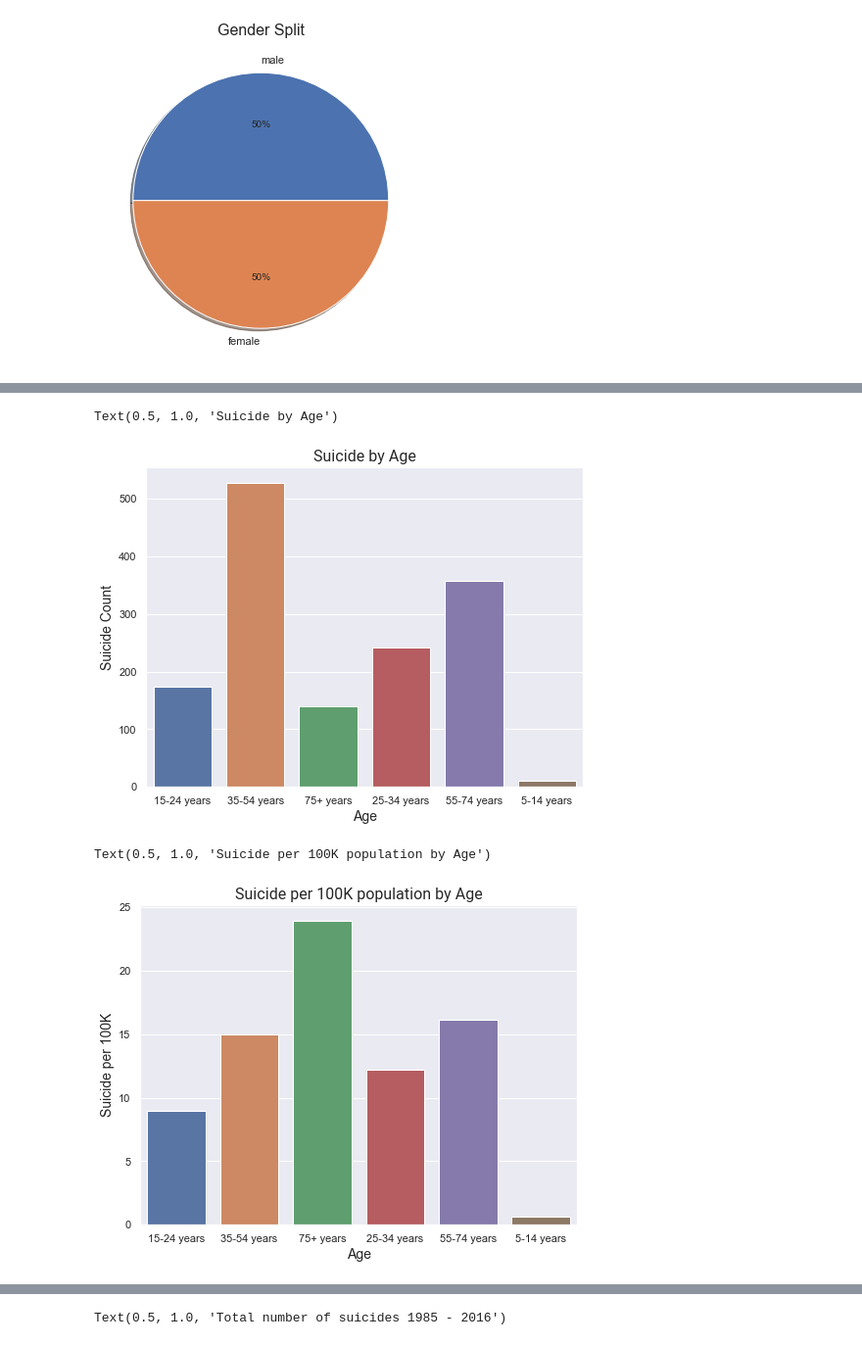
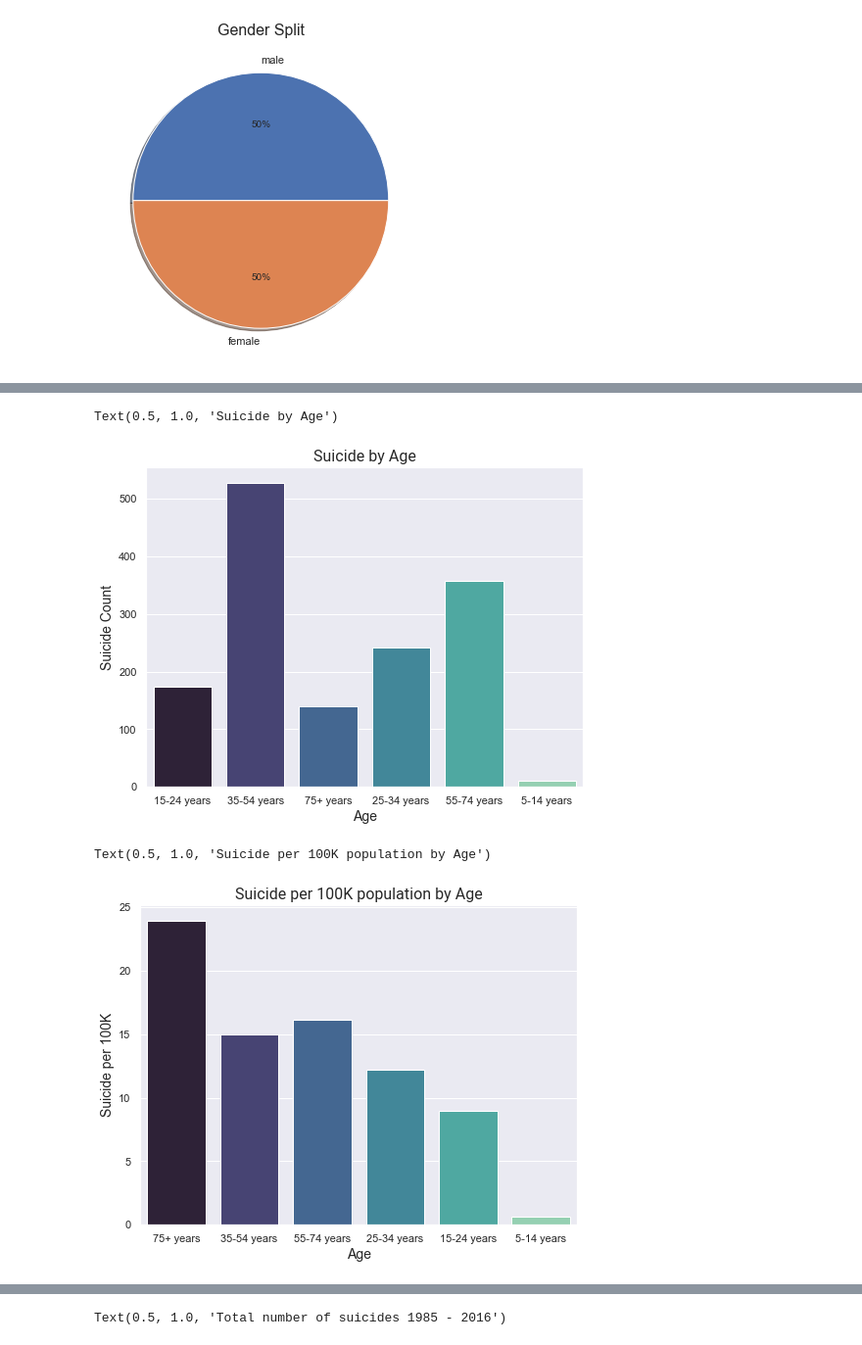
Before and after one commit to ronaldonyango/us-accidents-eda, a Jupyter notebook: Suicide_Rates.ipynb, the cells around one changed output, grey strips where cells are left out. Shown at 98% size. Cells and saved outputs as stored; diff of their text form; code cells hidden in the pictures.

Commit message:
Add files via upload
Edited graph colors with color palettes

```diff
--- a/Suicide_Rates.ipynb
+++ b/Suicide_Rates.ipynb
@@ -251,20 +251,23 @@ Text(0.5, 1.0, 'Suicides per 100K population by Gender')
 # %%
 plt.figure(figsize=(8,6))
-ax = sns.barplot(x='age', y="suicides_no", data=df, errorbar=None)
+ax = sns.barplot(x='age', y="suicides_no", data=df, errorbar=None, palette='mako')
 plt.xlabel("Age", fontsize = 14)
 plt.ylabel("Suicide Count", fontsize = 14)
 plt.title("Suicide by Age", fontsize = 16, font = 'Roboto')
 # %% [output]
 Text(0.5, 1.0, 'Suicide by Age')
-[figure, old version]
+[figure, new version]
 # %%
+suicide_by_age = df[['age', 'suicides/100k pop']]
+sorted_df=suicide_by_age.sort_values(by='suicides/100k pop',ascending=False)
+
 plt.figure(figsize=(8,6))
-ax = sns.barplot(x='age', y="suicides/100k pop", data=df, errorbar=None)
+ax = sns.barplot(x='age', y="suicides/100k pop", data=sorted_df, errorbar=None, palette='mako')
 plt.xlabel("Age", fontsize = 14)
 plt.ylabel("Suicide per 100K", fontsize = 14)
 plt.title("Suicide per 100K population by Age", fontsize = 16, font = 'Roboto')
 # %% [output]
 Text(0.5, 1.0, 'Suicide per 100K population by Age')
-[figure, old version]
+[figure, new version]
 # %%
 plt.figure(figsize=(8,6))
```
Also changed, not shown: parts of 5 cells of this notebook.
